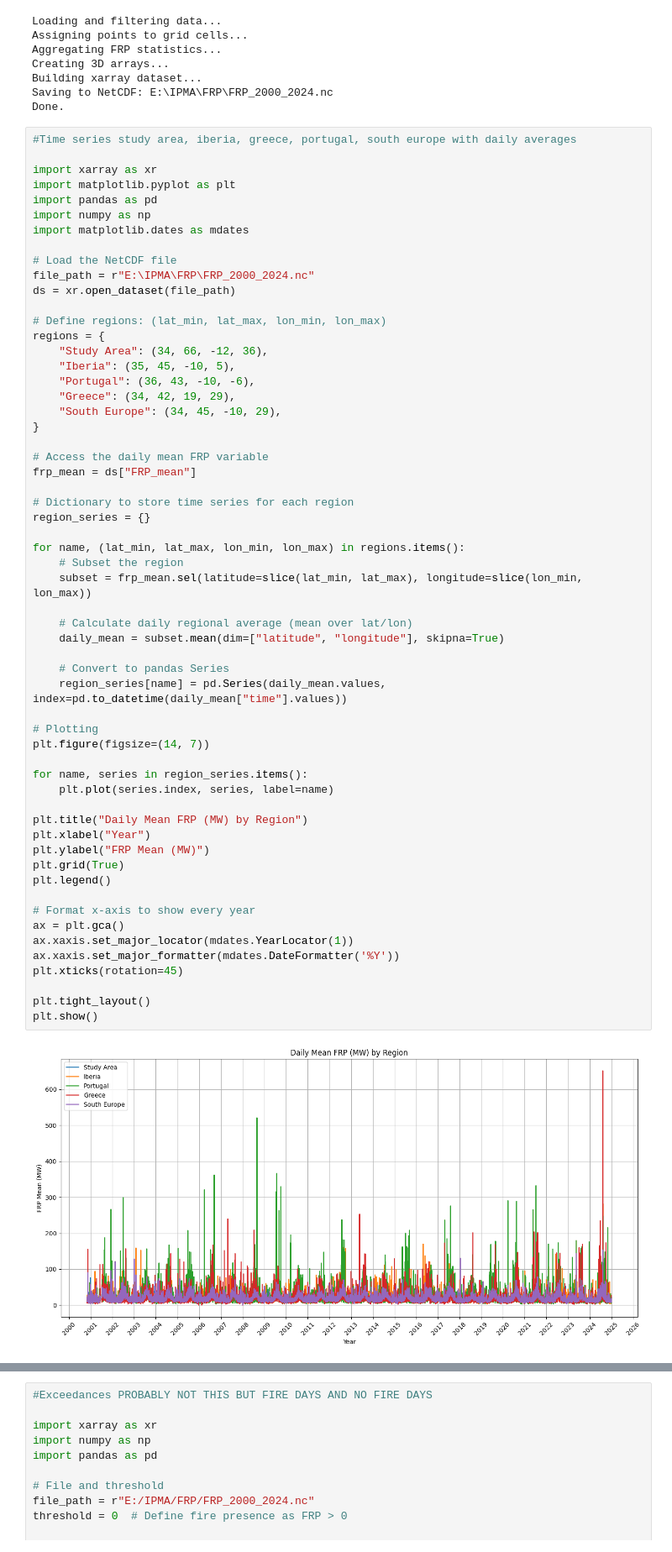
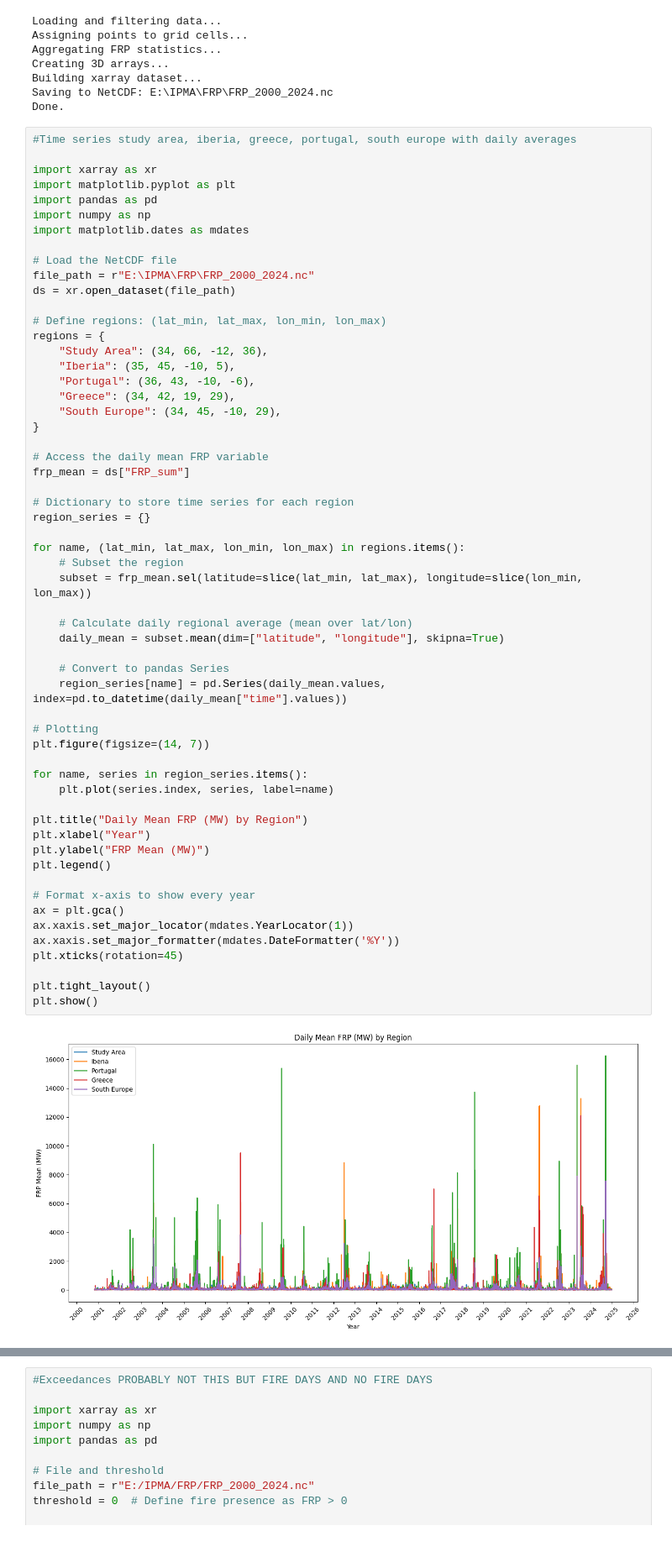
Before and after one commit to Sofs27/Thesis, a Jupyter notebook: Code/Wildfire.ipynb, the cells around one changed output, grey strips where cells are left out. Shown at 84% size. Drawn from its saved outputs; the diff is of its cells as text.

Commit message:
remove grid in plot

```diff
--- a/Code/Wildfire.ipynb
+++ b/Code/Wildfire.ipynb
@@ -140,7 +140,7 @@ regions = {
 }
 
 # Access the daily mean FRP variable
-frp_mean = ds["FRP_mean"]
+frp_mean = ds["FRP_sum"]
 
 # Dictionary to store time series for each region
 region_series = {}
@@ -148,35 +148,34 @@ region_series = {}
 for name, (lat_min, lat_max, lon_min, lon_max) in regions.items():
     # Subset the region
     subset = frp_mean.sel(latitude=slice(lat_min, lat_max), longitude=slice(lon_min, lon_max))
 
     # Calculate daily regional average (mean over lat/lon)
     daily_mean = subset.mean(dim=["latitude", "longitude"], skipna=True)
 
     # Convert to pandas Series
     region_series[name] = pd.Series(daily_mean.values, index=pd.to_datetime(daily_mean["time"].values))
 
 # Plotting
 plt.figure(figsize=(14, 7))
 
 for name, series in region_series.items():
     plt.plot(series.index, series, label=name)
 
 plt.title("Daily Mean FRP (MW) by Region")
 plt.xlabel("Year")
 plt.ylabel("FRP Mean (MW)")
-plt.grid(True)
 plt.legend()
 
 # Format x-axis to show every year
 ax = plt.gca()
 ax.xaxis.set_major_locator(mdates.YearLocator(1))
 ax.xaxis.set_major_formatter(mdates.DateFormatter('%Y'))
 plt.xticks(rotation=45)
 
 plt.tight_layout()
 plt.show()
 # %% [output]
-[figure, old version]
+[figure, new version]
 # %%
 #Boxplot variability by month for every year
 
```
Also changed, not shown: parts of 2 cells of this notebook, 1 other file.
